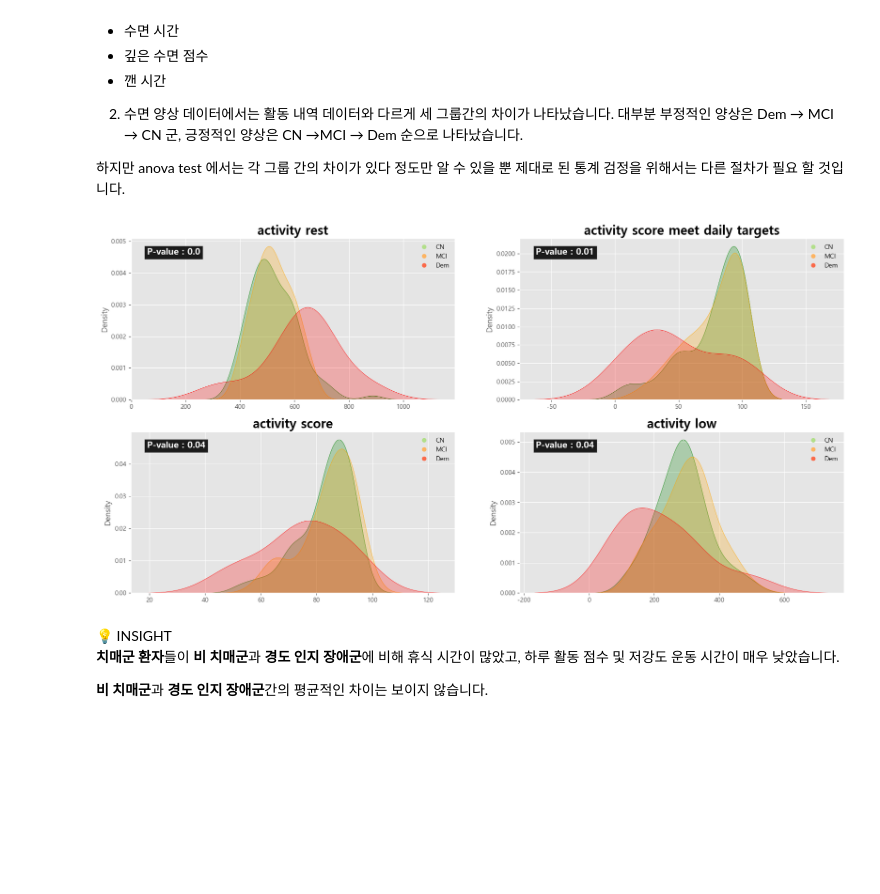
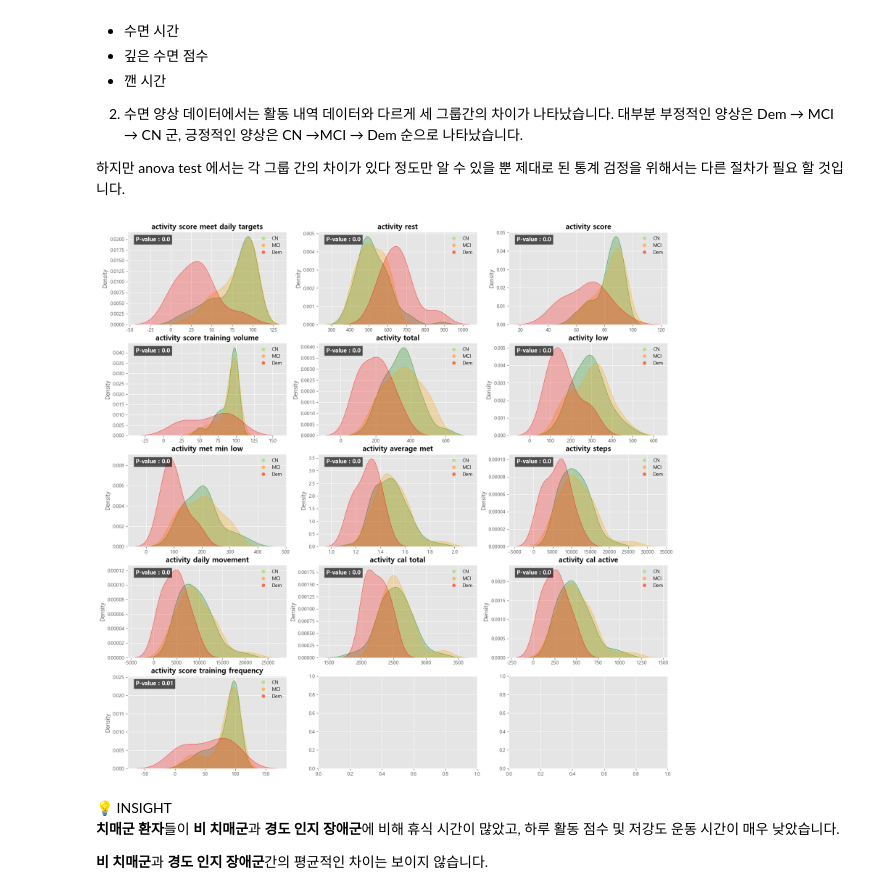
Before and after one commit to yonghyeun/Dementia_Analysis, a Jupyter notebook: LifeLog data/[라이프로그] 데이터 모델링.ipynb, the cells around one changed output. Cells and saved outputs as stored; diff of their text form; code cells hidden in the pictures; blank space fills up the shorter version.

Commit message:
train,test csv 병합 후 모델링

```diff
--- a/LifeLog data/[라이프로그] 데이터 모델링.ipynb
+++ b/LifeLog data/[라이프로그] 데이터 모델링.ipynb
@@ -14,6 +18,7 @@ plt.style.use('ggplot')
 plt.rc('font',family = 'malgun gothic')
 plt.rc('axes',unicode_minus = False)
 # %%
-df = pd.read_csv('https://raw.githubusercontent.com/yonghyeun/Dementia_Analysis/main/data/train.csv').drop('EMAIL',axis = 1)
+train = pd.read_csv('https://raw.githubusercontent.com/yonghyeun/Dementia_Analysis/main/data/train.csv').drop('EMAIL',axis = 1)
+test = pd.read_csv('https://raw.githubusercontent.com/yonghyeun/Dementia_Analysis/main/data/test.csv').drop('EMAIL',axis = 1)
 
-df
+df = pd.concat([train,test],axis = 0)
@@ -33,0 +25,11 @@ df
+# %%
+X = df.drop('target',axis = 1)
+Y = df['target']
+
+x_train, x_test, y_train,y_test = train_test_split(X,Y,random_state = 42, test_size = 0.2, stratify = Y)
+# %%
+x_train['target'] = y_train
+x_test['target'] = y_test
+
+df = x_train.copy().reset_index(drop = True)
+test = x_test.copy().reset_index(drop = True)
@@ -223,38 +239,40 @@ display(sleep_result)
 activity_pvalue = activity_result[activity_result['p-value'] < 0.05]
 sleep_pvalue = sleep_result[sleep_result['p-value'] < 0.05]
 # %%
-fig,ax = plt.subplots(ncols = 2,nrows = 2, figsize = (20,10))
+fig,ax = plt.subplots(ncols = 3,nrows = 5, figsize = (20,20))
 
 target_colors = {'CN':'#b2df8a','MCI':'#fdb462','Dem':'#fb6a4a'}
 
 legend_elements = [plt.Line2D([0], [0], marker='o', color=color, label=label, linestyle = ' ')
                         for label, color in target_colors.items()]
 
 ax = ax.flatten()
 
 colors = ['green','orange','red']
 
 p_value = activity_pvalue['p-value'].values
+cols = activity_pvalue.index
 
-for i,col in enumerate(activity_pvalue.index):
+for i,col in enumerate(cols):
     for num,target in enumerate(['CN','MCI','Dem']):
+
 
         p = round(p_value[i],2)
 
         sns.kdeplot(data = df[df['target'] == target],
                     x = col,
                     ax = ax[i],
                     fill = True,
                     color = colors[num])
         ax[i].set_xlabel('')
-        ax[i].set_title(col.replace('_',' '), fontsize = 20, weight = 'bold')
+        ax[i].set_title(col.replace('_',' '), fontsize = 15, weight = 'bold')
         ax[i].legend(handles = legend_elements,
                     frameon = False,
                     loc = 'upper right')
         # add text to ax
-        ax[i].text(0.05, 0.9, f'P-value : {p}', transform=ax[i].transAxes, fontsize=14, fontweight='bold', color='white', bbox=dict(facecolor='black', alpha=0.5))
+        ax[i].text(0.05, 0.9, f'P-value : {p}', transform=ax[i].transAxes, fontsize=12, fontweight='bold', color='white', bbox=dict(facecolor='black', alpha=0.3))
 # %% [output]
-[figure, old version]
+[figure, new version]
 # %% [markdown]
 <aside>
 💡 INSIGHT
```
Also changed, not shown: parts of 39 cells of this notebook, 2 other files.
